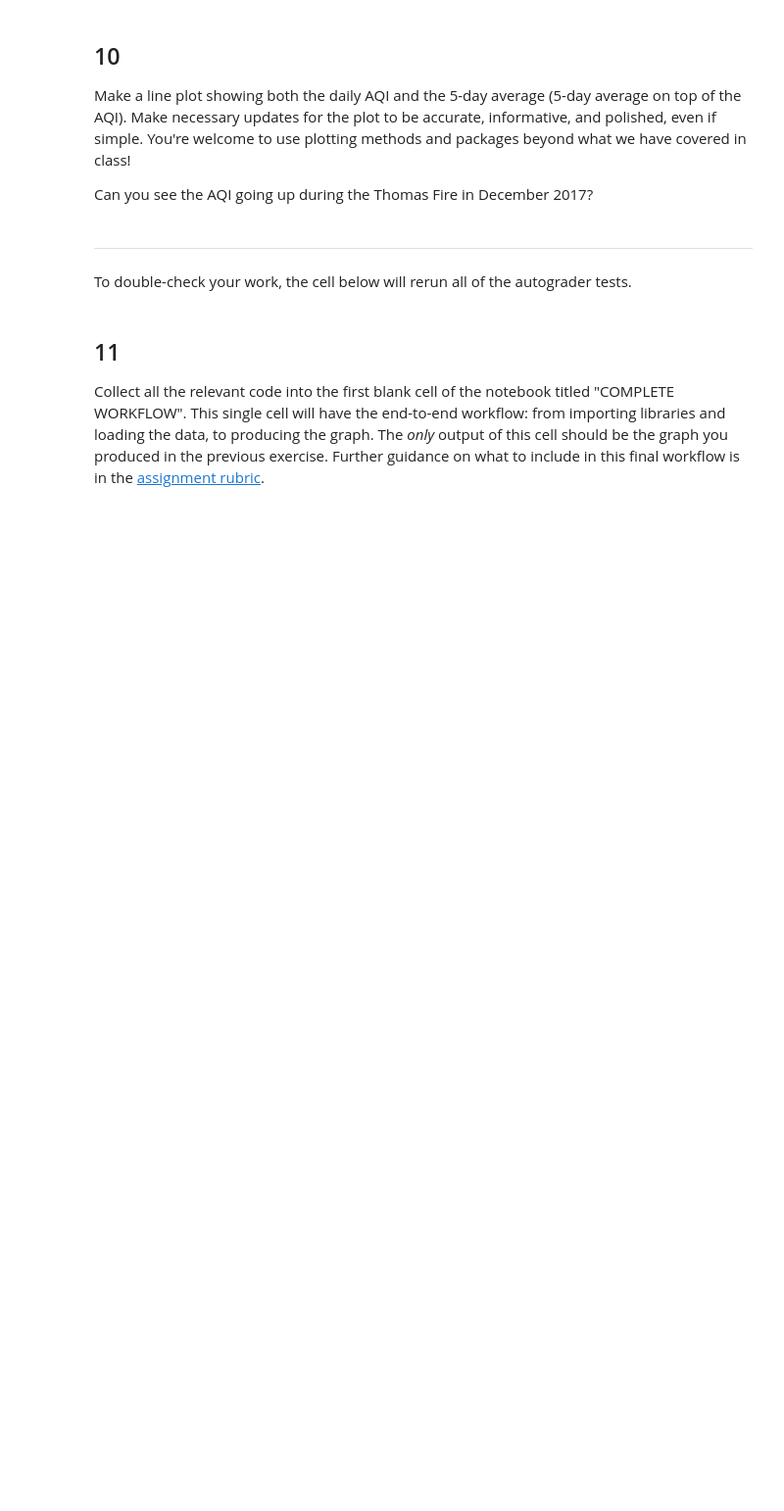
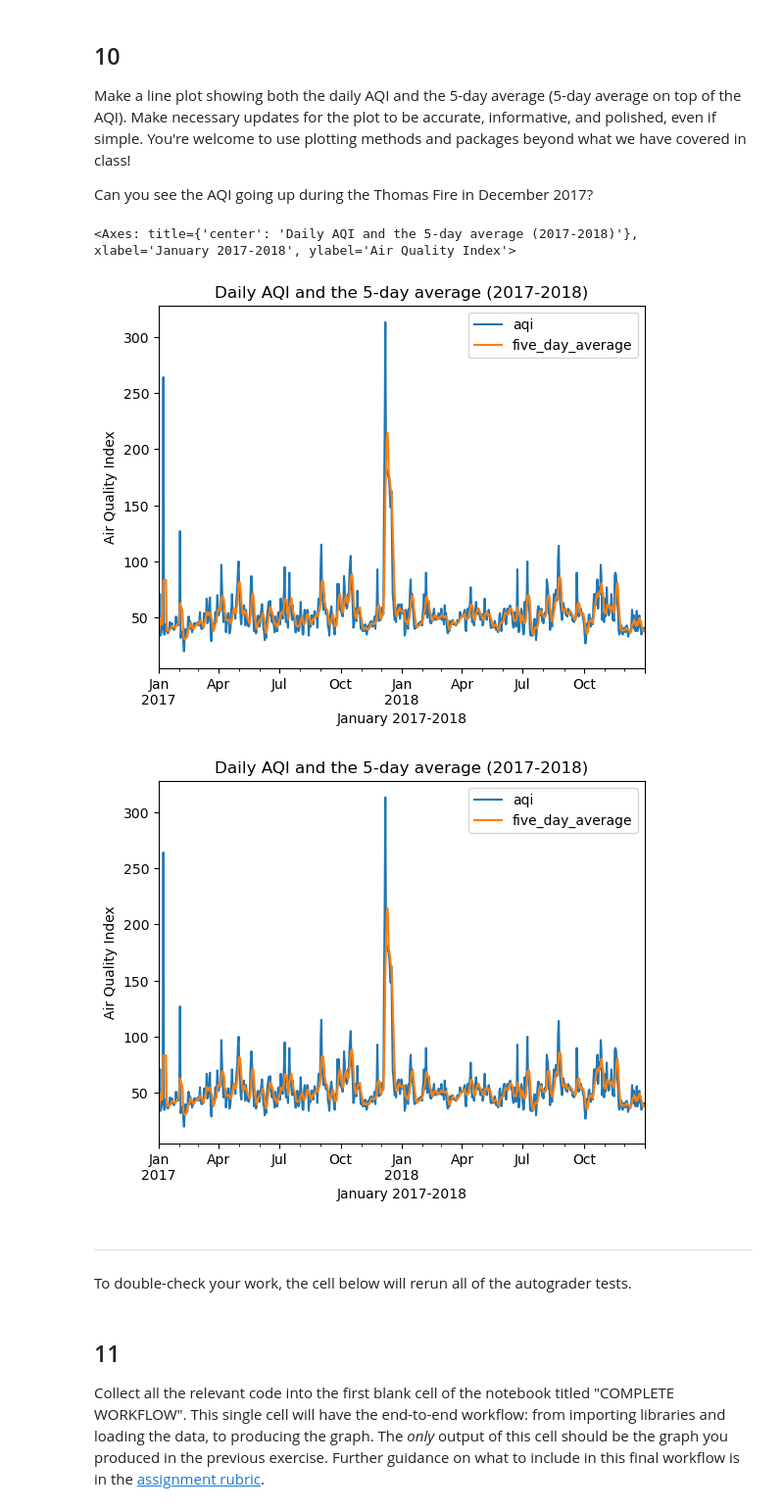
Before and after one commit to nberry18/eds220-hwk2, a Jupyter notebook: task3/hwk2-task3-aqi.ipynb, the cells around one changed output. Shown at 98% size. Cells and saved outputs as stored; diff of their text form; code cells hidden in the pictures; blank space fills up the shorter version.

```diff
--- a/task3/hwk2-task3-aqi.ipynb
+++ b/task3/hwk2-task3-aqi.ipynb
@@ -220,7 +270,10 @@ c. What is the data type of the `date` column? Write your answer in the markdown
 In the following cell:
 1. Update the `date` column of `aqi_sb` to have the `datetime64` data type.
 2. Update the index of `aqi_sb` to be the `date` column.
-# %%
-aqi_sb['date'] = ...
-aqi_sb = ...
-aqi_sb
+# %%
+# Changes dtype from object to date by using pd.datetime()
+aqi_sb['date'] = pd.to_datetime(aqi_sb['date'])
+
+# Set index to date column
+aqi_sb = aqi_sb = aqi_sb.set_index('date')
+aqi_sb
@@ -238,5 +306,5 @@ In the next cell we will calculate an average over a [rolling window](https://pa
 Store your answer in the `rolling_average` variable. Your result should be a `pandas.Series` indexed by `date`, with the 5-day averages as its values.
 # %%
 # Calculate AQI rolling average over 5 days
-rolling_average = ...
+rolling_average = aqi_sb['aqi'].rolling(window='5D').mean() # rolling function with specified agg function mean()
 rolling_average
@@ -251,2 +333,5 @@ aqi_sb
+# %%
+# Creating the new col without creating a new variable
+aqi_sb['five_day_average'] = rolling_average
 # %%
 grader.check("q9")
@@ -257,6 +344,18 @@ grader.check("q9")
 Make a line plot showing both the daily AQI and the 5-day average (5-day average on top of the AQI). Make necessary updates for the plot to be accurate, informative, and polished, even if simple. You're welcome to use plotting methods and packages beyond what we have covered in class!
 
 Can you see the AQI going up during the Thomas Fire in December 2017?
+# %%
+# Line plot for Daily AQI and the 5-day average
+aqi_sb.plot(
+            y = ['aqi','five_day_average'], # Two response variables plotted
+            title = 'Daily AQI and the 5-day average (2017-2018)',
+            xlabel = 'January 2017-2018',
+            ylabel = 'Air Quality Index'
+)
+# %% [output]
+<Axes: title={'center': 'Daily AQI and the 5-day average (2017-2018)'}, xlabel='January 2017-2018', ylabel='Air Quality Index'>
+[figure, added]
+[figure, added]
 # %% [markdown]
 ---
 
```
Also changed, not shown: parts of 19 cells of this notebook.
